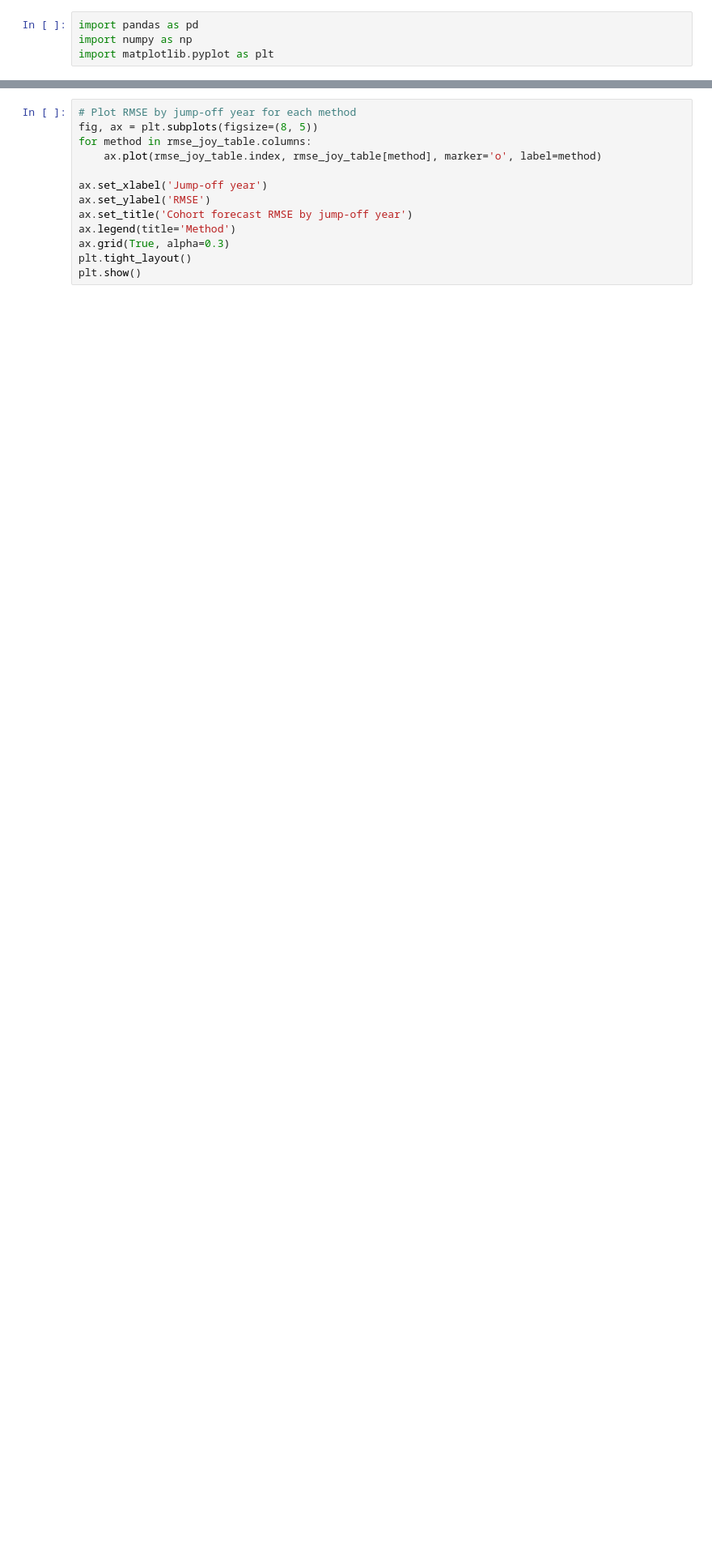
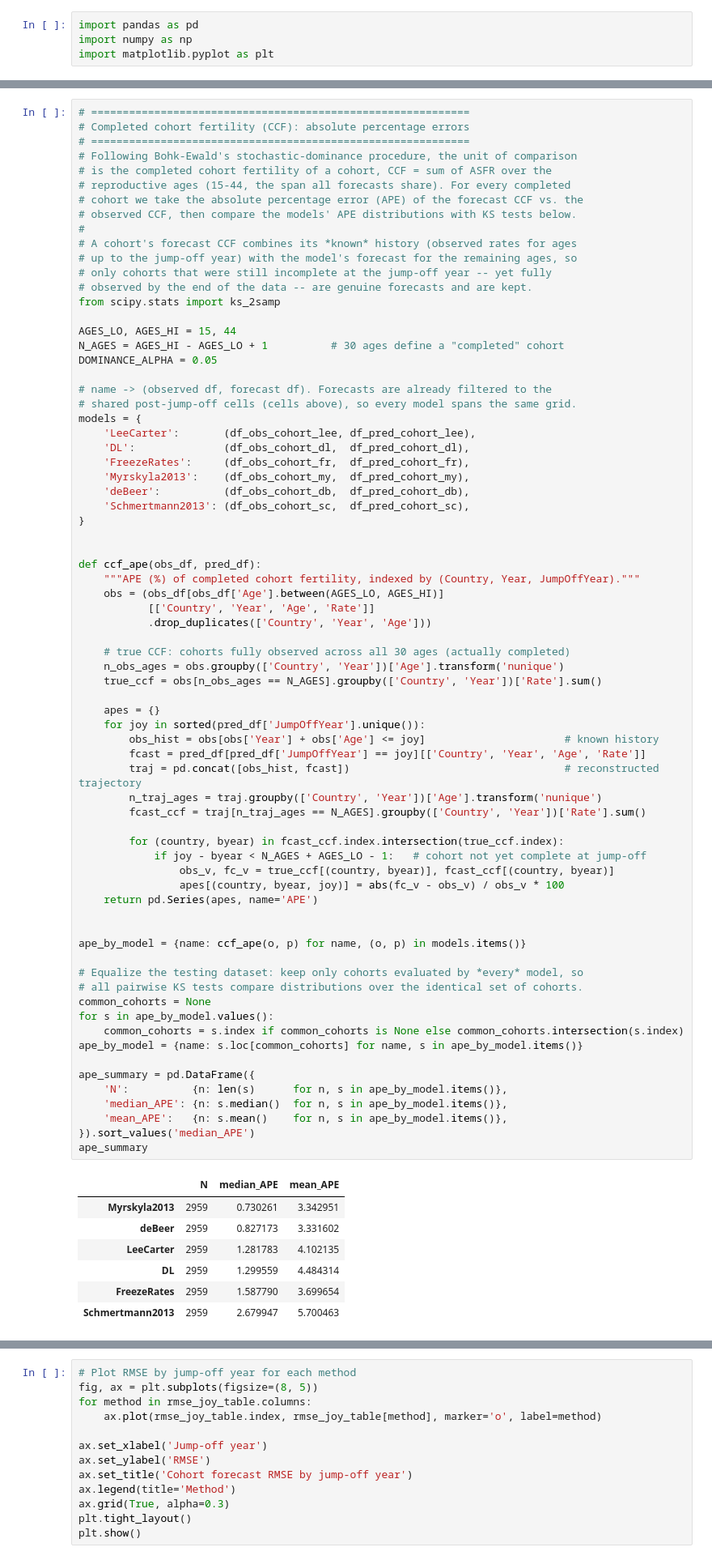
Before and after one commit to paigenpark/deep-fert, a Jupyter notebook: code/evaluation/eval_figures_cohort.ipynb, the cells around one changed output, grey strips where cells are left out. Shown at 81% size. Drawn from its saved outputs; the diff is of its cells as text; blank space fills up the shorter version.

```diff
--- a/code/evaluation/eval_figures_cohort.ipynb
+++ b/code/evaluation/eval_figures_cohort.ipynb
@@ -94,0 +101,80 @@ rmse_joy_table
+# %%
+# ============================================================
+# Completed cohort fertility (CCF): absolute percentage errors
+# ============================================================
+# Following Bohk-Ewald's stochastic-dominance procedure, the unit of comparison
+# is the completed cohort fertility of a cohort, CCF = sum of ASFR over the
+# reproductive ages (15-44, the span all forecasts share). For every completed
+# cohort we take the absolute percentage error (APE) of the forecast CCF vs. the
+# observed CCF, then compare the models' APE distributions with KS tests below.
+#
+# A cohort's forecast CCF combines its *known* history (observed rates for ages
+# up to the jump-off year) with the model's forecast for the remaining ages, so
+# only cohorts that were still incomplete at the jump-off year -- yet fully
+# observed by the end of the data -- are genuine forecasts and are kept.
+from scipy.stats import ks_2samp
+
+AGES_LO, AGES_HI = 15, 44
+N_AGES = AGES_HI - AGES_LO + 1          # 30 ages define a "completed" cohort
+DOMINANCE_ALPHA = 0.05
+
+# name -> (observed df, forecast df). Forecasts are already filtered to the
+# shared post-jump-off cells (cells above), so every model spans the same grid.
+models = {
+    'LeeCarter':       (df_obs_cohort_lee, df_pred_cohort_lee),
+    'DL':              (df_obs_cohort_dl,  df_pred_cohort_dl),
+    'FreezeRates':     (df_obs_cohort_fr,  df_pred_cohort_fr),
+    'Myrskyla2013':    (df_obs_cohort_my,  df_pred_cohort_my),
+    'deBeer':          (df_obs_cohort_db,  df_pred_cohort_db),
+    'Schmertmann2013': (df_obs_cohort_sc,  df_pred_cohort_sc),
+}
+
+
+def ccf_ape(obs_df, pred_df):
+    """APE (%) of completed cohort fertility, indexed by (Country, Year, JumpOffYear)."""
+    obs = (obs_df[obs_df['Age'].between(AGES_LO, AGES_HI)]
+           [['Country', 'Year', 'Age', 'Rate']]
+           .drop_duplicates(['Country', 'Year', 'Age']))
+
+    # true CCF: cohorts fully observed across all 30 ages (actually completed)
+    n_obs_ages = obs.groupby(['Country', 'Year'])['Age'].transform('nunique')
+    true_ccf = obs[n_obs_ages == N_AGES].groupby(['Country', 'Year'])['Rate'].sum()
+
+    apes = {}
+    for joy in sorted(pred_df['JumpOffYear'].unique()):
+        obs_hist = obs[obs['Year'] + obs['Age'] <= joy]                      # known history
+        fcast = pred_df[pred_df['JumpOffYear'] == joy][['Country', 'Year', 'Age', 'Rate']]
+        traj = pd.concat([obs_hist, fcast])                                  # reconstructed trajectory
+        n_traj_ages = traj.groupby(['Country', 'Year'])['Age'].transform('nunique')
+        fcast_ccf = traj[n_traj_ages == N_AGES].groupby(['Country', 'Year'])['Rate'].sum()
+
+        for (country, byear) in fcast_ccf.index.intersection(true_ccf.index):
+            if joy - byear < N_AGES + AGES_LO - 1:   # cohort not yet complete at jump-off
+                obs_v, fc_v = true_ccf[(country, byear)], fcast_ccf[(country, byear)]
+                apes[(country, byear, joy)] = abs(fc_v - obs_v) / obs_v * 100
+    return pd.Series(apes, name='APE')
+
+
+ape_by_model = {name: ccf_ape(o, p) for name, (o, p) in models.items()}
+
+# Equalize the testing dataset: keep only cohorts evaluated by *every* model, so
+# all pairwise KS tests compare distributions over the identical set of cohorts.
+common_cohorts = None
+for s in ape_by_model.values():
+    common_cohorts = s.index if common_cohorts is None else common_cohorts.intersection(s.index)
+ape_by_model = {name: s.loc[common_cohorts] for name, s in ape_by_model.items()}
+
+ape_summary = pd.DataFrame({
+    'N':          {n: len(s)      for n, s in ape_by_model.items()},
+    'median_APE': {n: s.median()  for n, s in ape_by_model.items()},
+    'mean_APE':   {n: s.mean()    for n, s in ape_by_model.items()},
+}).sort_values('median_APE')
+ape_summary
+# %% [output]
+|  | N | median_APE | mean_APE |
+| Myrskyla2013 | 2959 | 0.730261 | 3.342951 |
+| deBeer | 2959 | 0.827173 | 3.331602 |
+| LeeCarter | 2959 | 1.281783 | 4.102135 |
+| DL | 2959 | 1.299559 | 4.484314 |
+| FreezeRates | 2959 | 1.587790 | 3.699654 |
+| Schmertmann2013 | 2959 | 2.679947 | 5.700463 |
```
Also changed, not shown: parts of 7 cells of this notebook, 3 other files.
